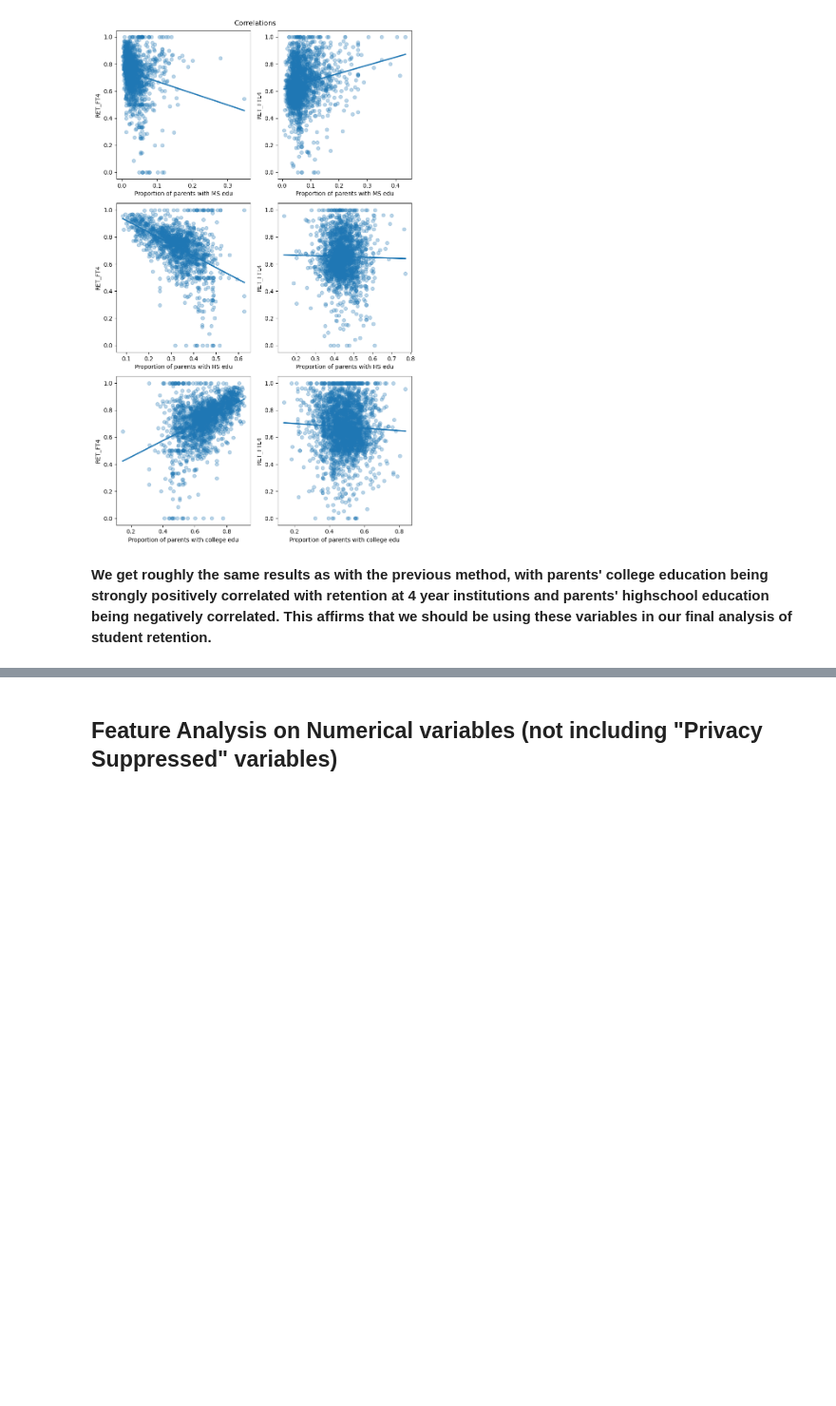
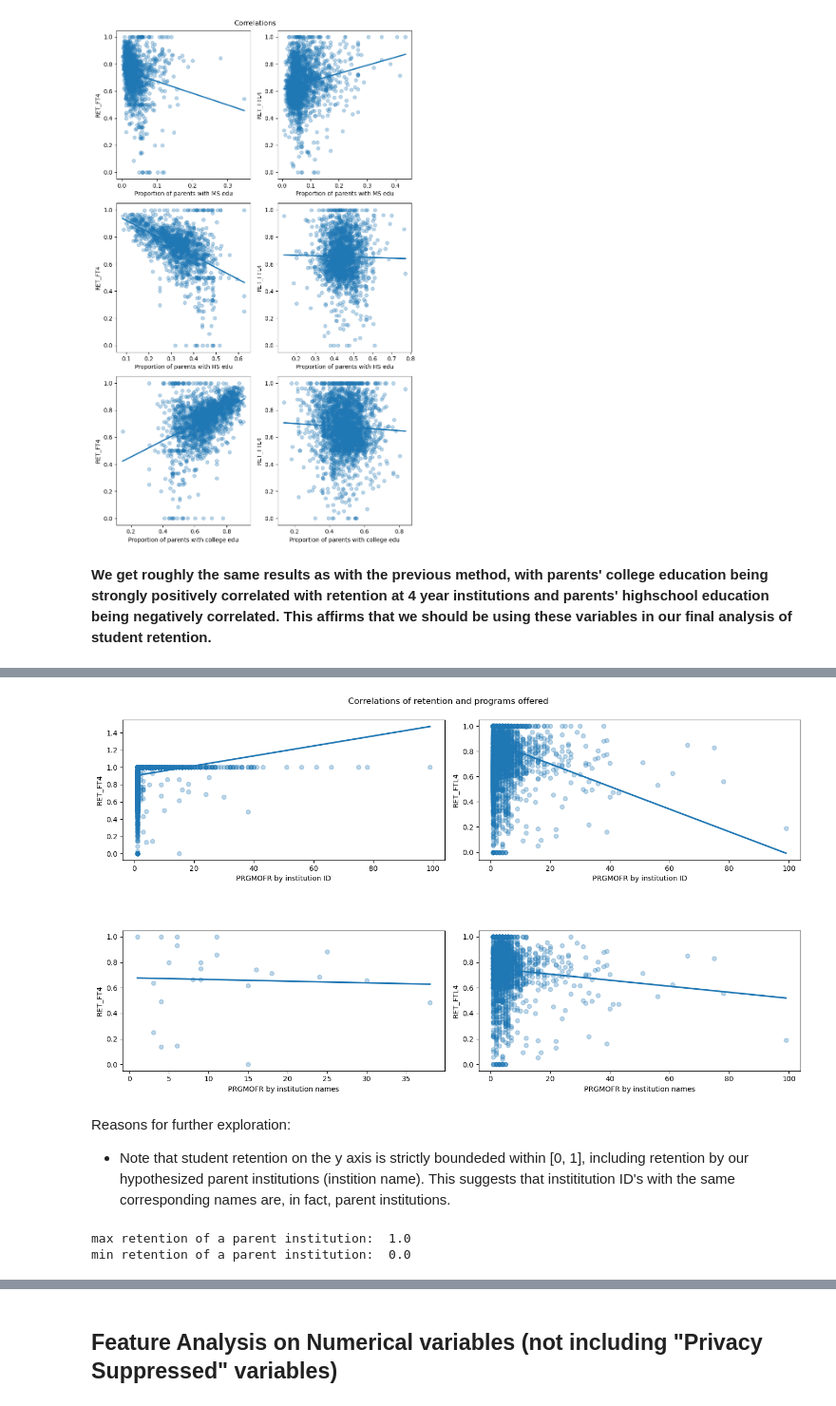
Before and after one commit to UCB-stat-159-s23/project-Group11, a Jupyter notebook: EDA.ipynb, the cells around one changed output, grey strips where cells are left out. Shown at 95% size. Drawn from its saved outputs; the diff is of its cells as text; code cells hidden in the pictures; blank space fills up the shorter version.

Commit message:
updating EDA file with 'programs offered' analysis

```diff
--- a/EDA.ipynb
+++ b/EDA.ipynb
@@ -492,0 +568,7 @@ plt.savefig('figures/parent_edu_corr.png')
+# %%
+#aggregate information on institution by each name
+instid_per_instnm = data.groupby("INSTNM")[["UNITID", "PRGMOFR", "CITY", "RET_FT4", "RET_FTL4"]]\
+    .agg([list, len])\
+    .sort_values([("RET_FTL4", "len")], ascending=False)\
+    .drop(columns=[(col, "len") for col in ["UNITID", "PRGMOFR", "CITY", "RET_FT4"]])
+instid_per_instnm.head()
@@ -492,0 +590,17 @@ plt.savefig('figures/parent_edu_corr.png')
+# %%
+#sum the PRGMOFR values for each institution name,
+#treating np.nan's as 1s as that is the minimum number of programs which can be offered
+sum_list = lambda row: sum(np.nan_to_num(row.iloc[0], nan=1))
+parent_inst_PRGMOFR = instid_per_instnm[[("PRGMOFR", "list")]]\
+    .apply(sum_list, axis=1)
+
+#average retention over the sub-institutions
+avg_list = lambda row: (np.mean(np.nan_to_num(row.iloc[0], nan=1)), np.mean(np.nan_to_num(row.iloc[1], nan=1)))
+parent_inst_RET = instid_per_instnm[[("RET_FT4", "list"), ("RET_FTL4", "list")]]\
+    .apply(avg_list, axis=1, result_type="expand")\
+    .rename(columns={0:"RET_FT4", 1:"RET_FTL4"})
+
+# join columns for easy plotting
+instid_per_instnm = parent_inst_RET.copy()
+instid_per_instnm["PRGMOFR"] = parent_inst_PRGMOFR
+instid_per_instnm.head()
@@ -492,0 +615,31 @@ plt.savefig('figures/parent_edu_corr.png')
+# %%
+fig, axs = plt.subplots(2, 2)
+sns.regplot(x = "PRGMOFR", y = "RET_FT4", data = instid_per_instnm, scatter_kws={'alpha':0.3}, ci=False, ax=axs[0,0])
+axs[0,0].set_xlabel("PRGMOFR by institution ID")
+pos = axs[0,0].get_position()
+pos.y0 += .4
+axs[0,0].set_position(pos)
+sns.regplot(x = "PRGMOFR", y = "RET_FTL4", data = instid_per_instnm, scatter_kws={'alpha':0.3}, ci=False, ax=axs[0,1])
+axs[0,1].set_xlabel("PRGMOFR by institution ID")
+pos = axs[0,1].get_position()
+pos.y0 += .4
+axs[0,1].set_position(pos)
+sns.regplot(x = "PRGMOFR", y = "RET_FT4", data = data, scatter_kws={'alpha':0.3}, ci=False, ax=axs[1,0])
+axs[1,0].set_xlabel("PRGMOFR by institution names")
+sns.regplot(x = "PRGMOFR", y = "RET_FTL4", data = data, scatter_kws={'alpha':0.3}, ci=False, ax=axs[1,1])
+axs[1,1].set_xlabel("PRGMOFR by institution names")
+fig.tight_layout()
+fig.subplots_adjust(hspace=.5)
+fig.suptitle("Correlations of retention and programs offered");
+plt.savefig('figures/institution_id_corr.png')
+# %% [output]
+[figure, added]
+# %% [markdown]
+Reasons for further exploration:
+- Note that student retention on the y axis is strictly boundeded within [0, 1], including retention by our hypothesized parent institutions (instition name). This suggests that instititution ID's with the same corresponding names are, in fact, parent institutions.
+# %%
+print("max retention of a parent institution: ", instid_per_instnm[["RET_FT4", "RET_FTL4"]].max().max())
+print("min retention of a parent institution: ", instid_per_instnm[["RET_FT4", "RET_FTL4"]].min().min())
+# %% [output]
+max retention of a parent institution:  1.0
+min retention of a parent institution:  0.0
```
Also changed, not shown: parts of 18 cells of this notebook, 1 other file.
